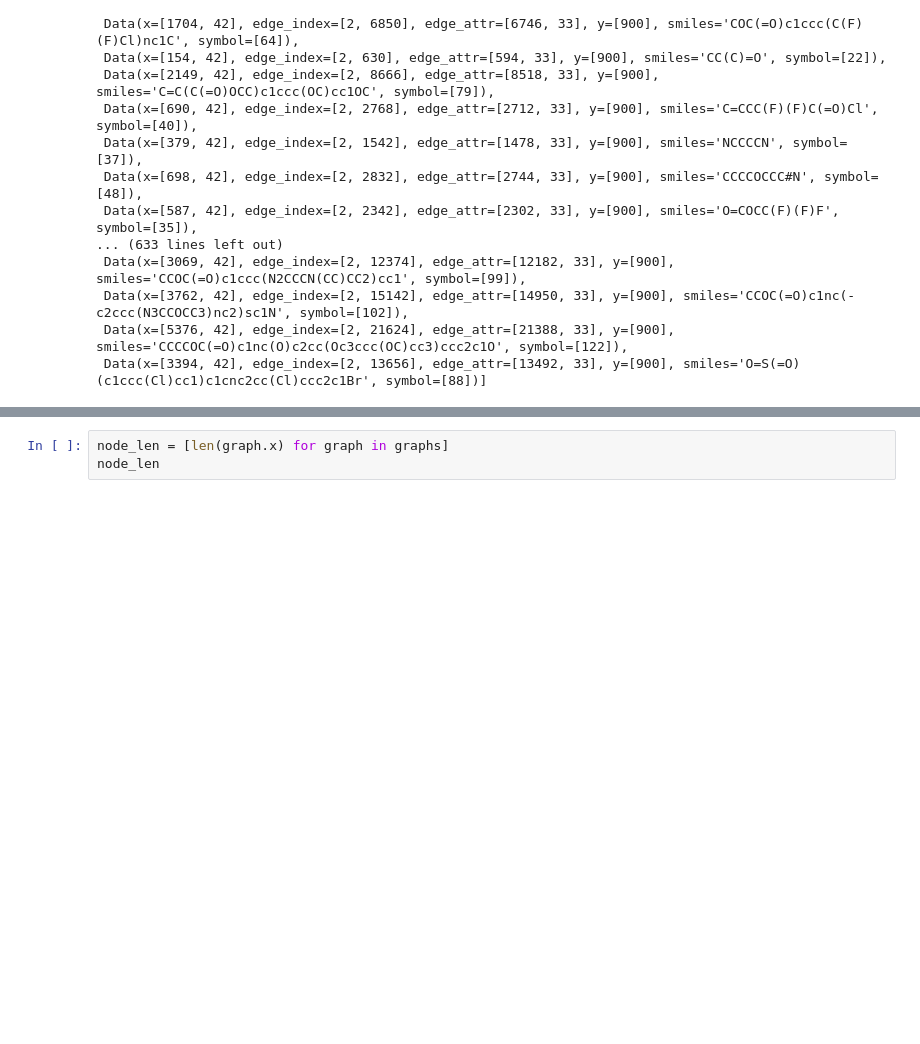
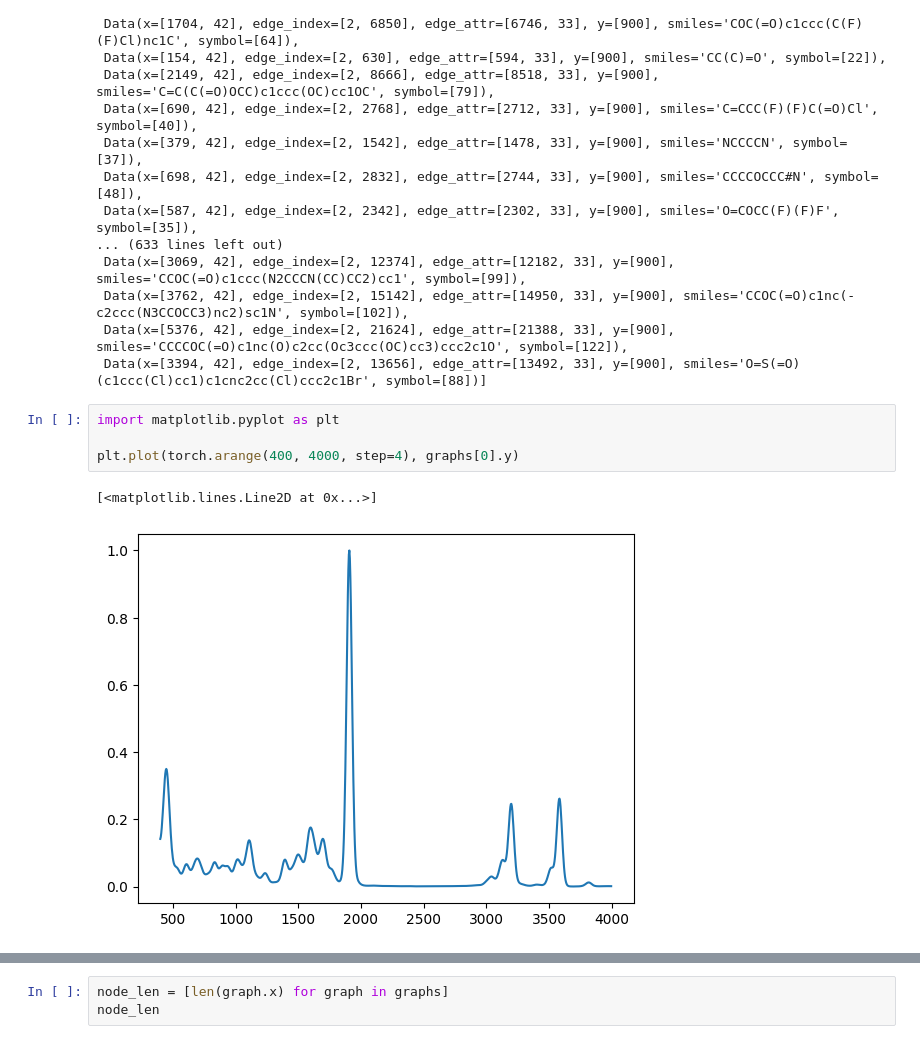
Before and after one commit to gomesgroup/simg_ir, a Jupyter notebook: visualize.ipynb, the cells around one changed output, grey strips where cells are left out. Cells and saved outputs as stored; diff of their text form; blank space fills up the shorter version.

```diff
--- a/visualize.ipynb
+++ b/visualize.ipynb
@@ -21,3 +21,10 @@ graphs
  Data(x=[3762, 42], edge_index=[2, 15142], edge_attr=[14950, 33], y=[900], smiles='CCOC(=O)c1nc(-c2ccc(N3CCOCC3)nc2)sc1N', symbol=[102]),
  Data(x=[5376, 42], edge_index=[2, 21624], edge_attr=[21388, 33], y=[900], smiles='CCCCOC(=O)c1nc(O)c2cc(Oc3ccc(OC)cc3)ccc2c1O', symbol=[122]),
  Data(x=[3394, 42], edge_index=[2, 13656], edge_attr=[13492, 33], y=[900], smiles='O=S(=O)(c1ccc(Cl)cc1)c1cnc2cc(Cl)ccc2c1Br', symbol=[88])]
+# %%
+import matplotlib.pyplot as plt
+
+plt.plot(torch.arange(400, 4000, step=4), graphs[0].y)
+# %% [output]
+[<matplotlib.lines.Line2D at 0x...>]
+[figure, added]
```
Also changed, not shown: parts of 4 cells of this notebook, 6 other files.
